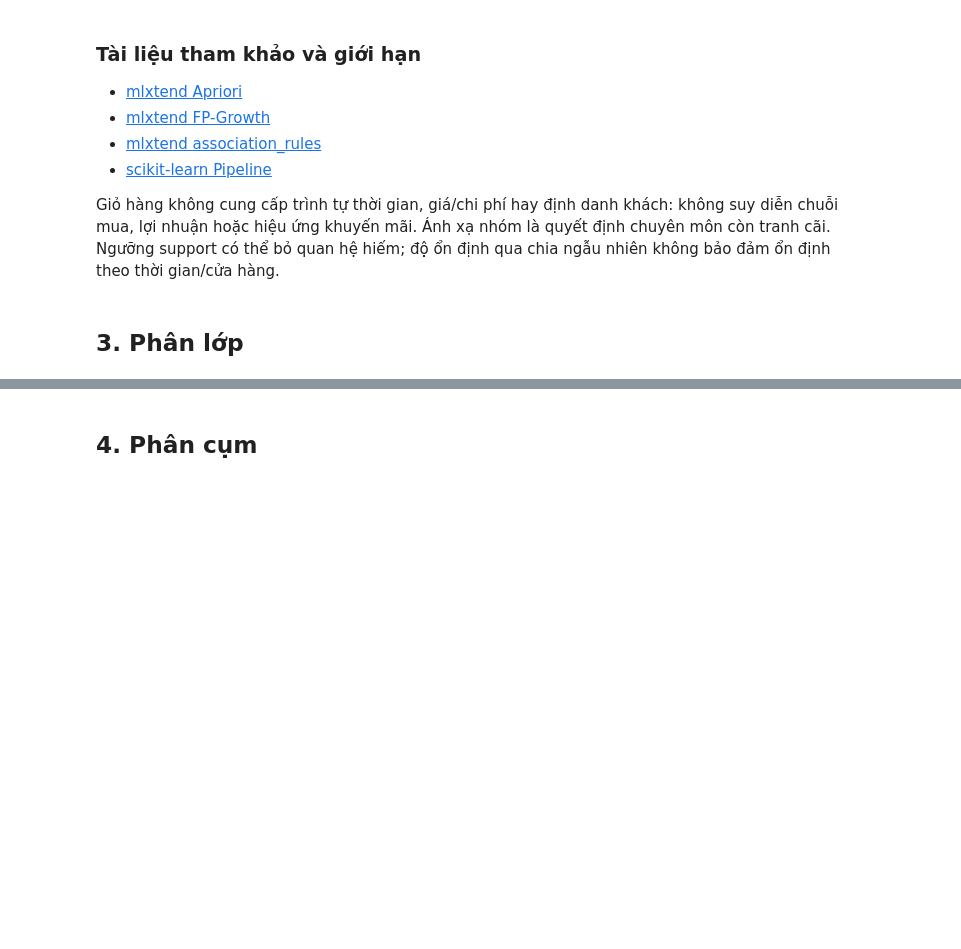
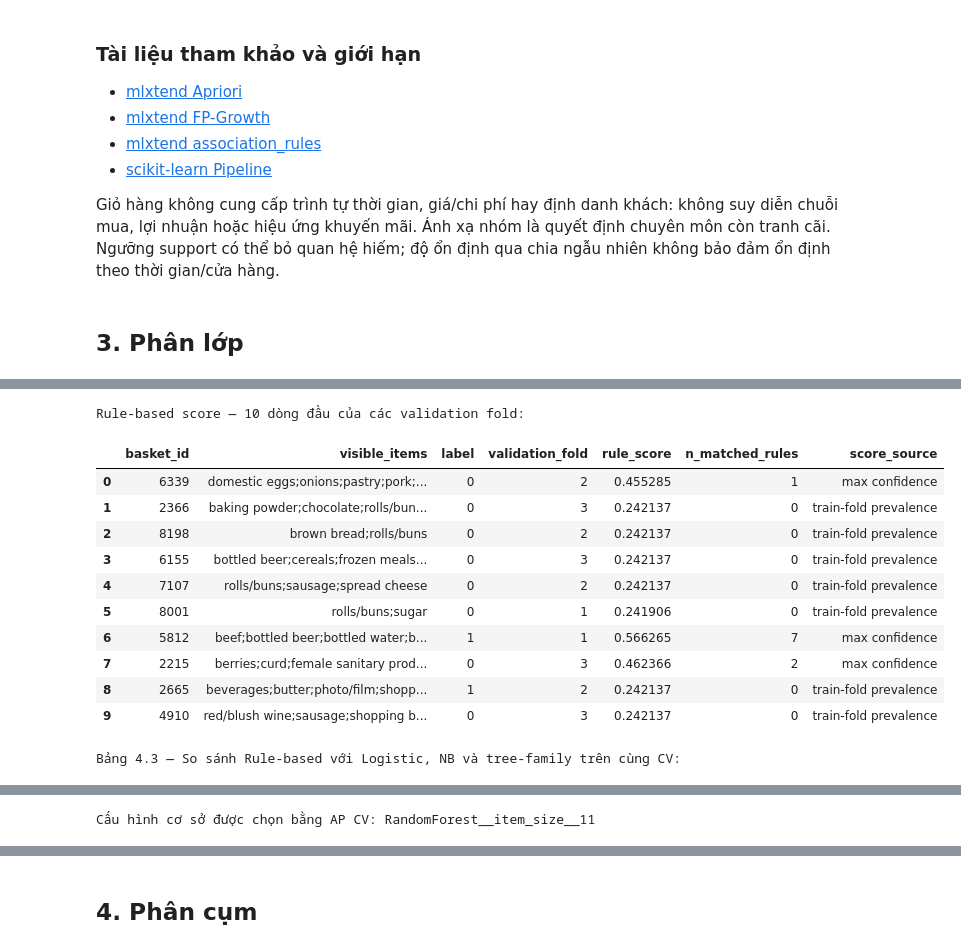
Before and after one commit to TruongMinhThang24/dbm301_asm2_group3_de2, a Jupyter notebook: notebooks/notebook.ipynb, the cells around one changed output, grey strips where cells are left out. Saved outputs shown, nothing was run; the diff lists cells and outputs as text; code cells hidden in the pictures; blank space fills up the shorter version.

```diff
--- a/notebooks/notebook.ipynb
+++ b/notebooks/notebook.ipynb
@@ -1162,0 +1779,21 @@ Giỏ hàng không cung cấp trình tự thời gian, giá/chi phí hay định
+# %%
+clf_ml_search = clf_search_candidates(
+    clf_ml_candidates(ITEM_TO_GROUP), clf_X_train, clf_y_train, clf_cv_splits)
+clf_ml_best = clf_best_per_family(clf_ml_search['table'])
+clf_cv_validation_rows = ' / '.join(str(len(val_idx)) for _, val_idx in clf_cv_splits)
+
+def clf_4_2_comparison(table):
+    view = clf_comparison_table(table)
+    view.insert(1, 'Validation rows/fold', clf_cv_validation_rows)
+    return view
+
+print('Bảng 4.2 — Cấu hình tốt nhất của ba mô hình:')
+display(clf_4_2_comparison(clf_ml_best).round(4))
+for clf_family in ['Logistic', 'MultinomialNB', 'RandomForest']:
+    print(CLF_MODEL_NAMES[clf_family], '— toàn bộ sáu cấu hình đã thử:')
+    display(clf_4_2_comparison(
+        clf_ml_search['table'].loc[clf_ml_search['table'].family.eq(clf_family)]).round(4))
+clf_ml_search['table'].to_csv(CLF_DIR / '4_2_model_trials.csv', index=False)
+clf_ml_search['fold_metrics'].to_csv(CLF_DIR / '4_2_fold_metrics.csv', index=False)
+clf_ml_best.to_csv(CLF_DIR / '4_2_best_models.csv', index=False)
+clf_4_2_comparison(clf_ml_best).to_csv(CLF_DIR / '4_2_comparison.csv', index=False)
@@ -1162,0 +1838,38 @@ Giỏ hàng không cung cấp trình tự thời gian, giá/chi phí hay định
+# %%
+clf_rule_search = clf_search_candidates(
+    clf_rule_candidates(RuleFeatureTransformer()), clf_X_train, clf_y_train, clf_cv_splits)
+clf_rule_name = clf_rule_search['table'].iloc[0]['name']
+clf_rule_detail = clf_rule_search['details'][clf_rule_name]
+assert np.array_equal(clf_rule_detail['row'].to_numpy(), np.arange(len(clf_y_train)))
+clf_rule_scores = pd.DataFrame({'basket_id': clf_ids_train,
+    'visible_items': [';'.join(b) for b in clf_X_train], 'label': clf_y_train,
+    'validation_fold': clf_rule_detail['fold'], 'rule_score': clf_rule_detail['rule_score'],
+    'n_matched_rules': clf_rule_detail['n_matched_rules'], 'score_source': clf_rule_detail['score_source']})
+print('Rule-based score — 10 dòng đầu của các validation fold:')
+display(clf_rule_scores.head(10))
+clf_search = {
+    'table': clf_rank(pd.concat([clf_ml_search['table'], clf_rule_search['table']], ignore_index=True)),
+    'registry': {**clf_ml_search['registry'], **clf_rule_search['registry']},
+    'oof': {**clf_ml_search['oof'], **clf_rule_search['oof']}}
+clf_best = clf_best_per_family(clf_search['table'])
+clf_selected_name = clf_search['table'].iloc[0]['name']
+print('Bảng 4.3 — So sánh Rule-based với Logistic, NB và tree-family trên cùng CV:')
+display(clf_comparison_table(clf_best).round(4))
+print('Cấu hình cơ sở được chọn bằng AP CV:', clf_selected_name)
+clf_rule_scores.to_csv(CLF_DIR / '4_3_rule_scores.csv', index=False)
+clf_rule_search['table'].to_csv(CLF_DIR / '4_3_rule_trials.csv', index=False)
+clf_comparison_table(clf_best).to_csv(CLF_DIR / '4_3_model_comparison.csv', index=False)
+# %% [output]
+Rule-based score — 10 dòng đầu của các validation fold:
+|  | basket_id | visible_items | label | validation_fold | rule_score | n_matched_rules | score_source |
+| 0 | 6339 | domestic eggs;onions;pastry;pork;... | 0 | 2 | 0.455285 | 1 | max confidence |
+| 1 | 2366 | baking powder;chocolate;rolls/bun... | 0 | 3 | 0.242137 | 0 | train-fold prevalence |
+| 2 | 8198 | brown bread;rolls/buns | 0 | 2 | 0.242137 | 0 | train-fold prevalence |
+| 3 | 6155 | bottled beer;cereals;frozen meals... | 0 | 3 | 0.242137 | 0 | train-fold prevalence |
+| 4 | 7107 | rolls/buns;sausage;spread cheese | 0 | 2 | 0.242137 | 0 | train-fold prevalence |
+| 5 | 8001 | rolls/buns;sugar | 0 | 1 | 0.241906 | 0 | train-fold prevalence |
+| 6 | 5812 | beef;bottled beer;bottled water;b... | 1 | 1 | 0.566265 | 7 | max confidence |
+| 7 | 2215 | berries;curd;female sanitary prod... | 0 | 3 | 0.462366 | 2 | max confidence |
+| 8 | 2665 | beverages;butter;photo/film;shopp... | 1 | 2 | 0.242137 | 0 | train-fold prevalence |
+| 9 | 4910 | red/blush wine;sausage;shopping b... | 0 | 3 | 0.242137 | 0 | train-fold prevalence |
+Bảng 4.3 — So sánh Rule-based với Logistic, NB và tree-family trên cùng CV:
@@ -1162,0 +1881 @@ Giỏ hàng không cung cấp trình tự thời gian, giá/chi phí hay định
+Cấu hình cơ sở được chọn bằng AP CV: RandomForest__item_size__11
```
Also changed, not shown: parts of 19 cells of this notebook, 24 other files.
